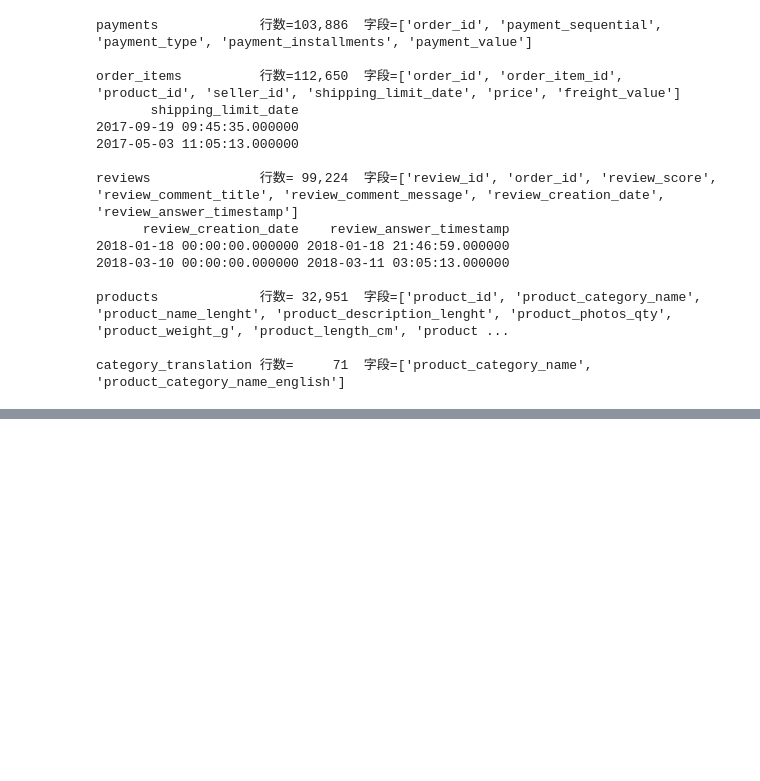
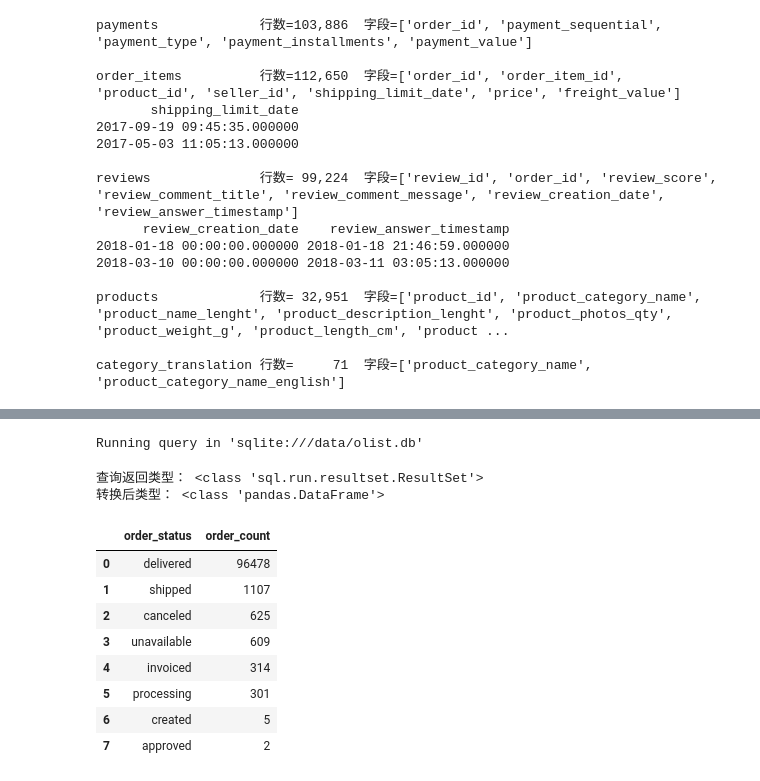
Before and after one commit to cyin81506-a11y/olist-ecommerce-sql-analysis, a Jupyter notebook: main_analysis.ipynb, the cells around one changed output, grey strips where cells are left out. Cells and saved outputs as stored; diff of their text form; code cells hidden in the pictures; blank space fills up the shorter version.

Commit message:
完成 JupySQL 配置，并完成月度 GMV 视图构建

```diff
--- a/main_analysis.ipynb
+++ b/main_analysis.ipynb
@@ -235,0 +324,25 @@ category_translation 行数=     71  字段=['product_category_name', 'product_c
+# %%
+# 用行魔术命令执行 SQL，并把结果赋值给 Python 变量
+# 注意：%sql 那一行不是合法的 Python 语法，但 JupySQL 会在执行前把它替换掉
+result = %sql SELECT order_status, COUNT(*) AS order_count FROM orders_cleaned GROUP BY order_status ORDER BY order_count DESC;
+
+# 查询返回的是一个 ResultSet 对象，不是 DataFrame
+print("查询返回类型：", type(result))
+
+# 转成 pandas DataFrame，之后就能继续用 pandas 画图 / 计算
+status_df = result.DataFrame()
+print("转换后类型：", type(status_df))
+status_df
+# %% [output]
+Running query in 'sqlite:///data/olist.db'
+查询返回类型： <class 'sql.run.resultset.ResultSet'>
+转换后类型： <class 'pandas.DataFrame'>
+|  | order_status | order_count |
+| 0 | delivered | 96478 |
+| 1 | shipped | 1107 |
+| 2 | canceled | 625 |
+| 3 | unavailable | 609 |
+| 4 | invoiced | 314 |
+| 5 | processing | 301 |
+| 6 | created | 5 |
+| 7 | approved | 2 |
```
Also changed, not shown: parts of 10 cells of this notebook, 1 other file.
